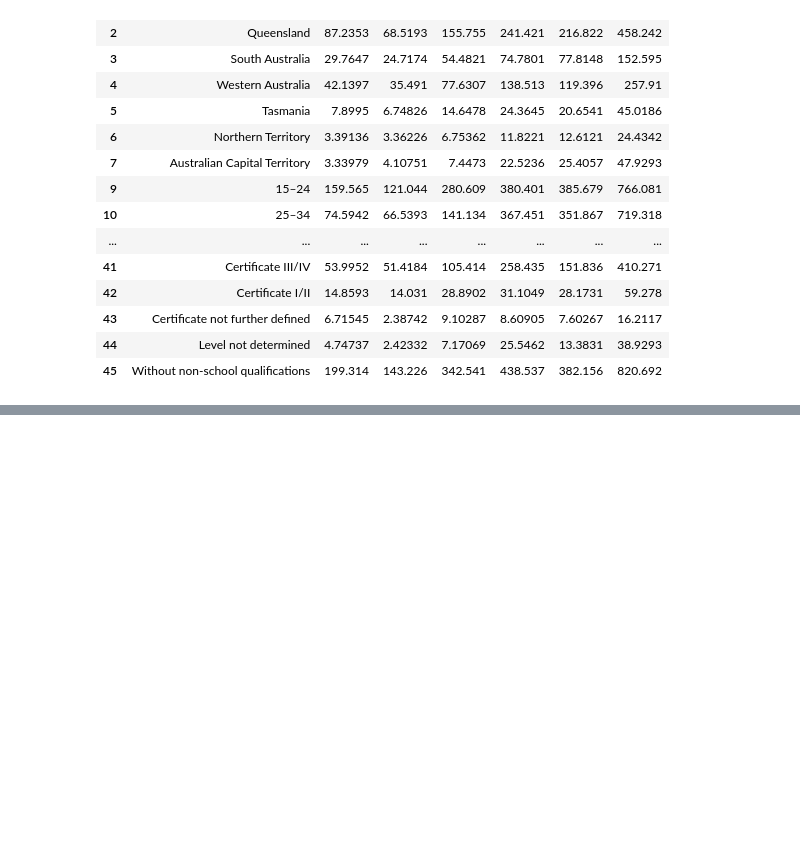
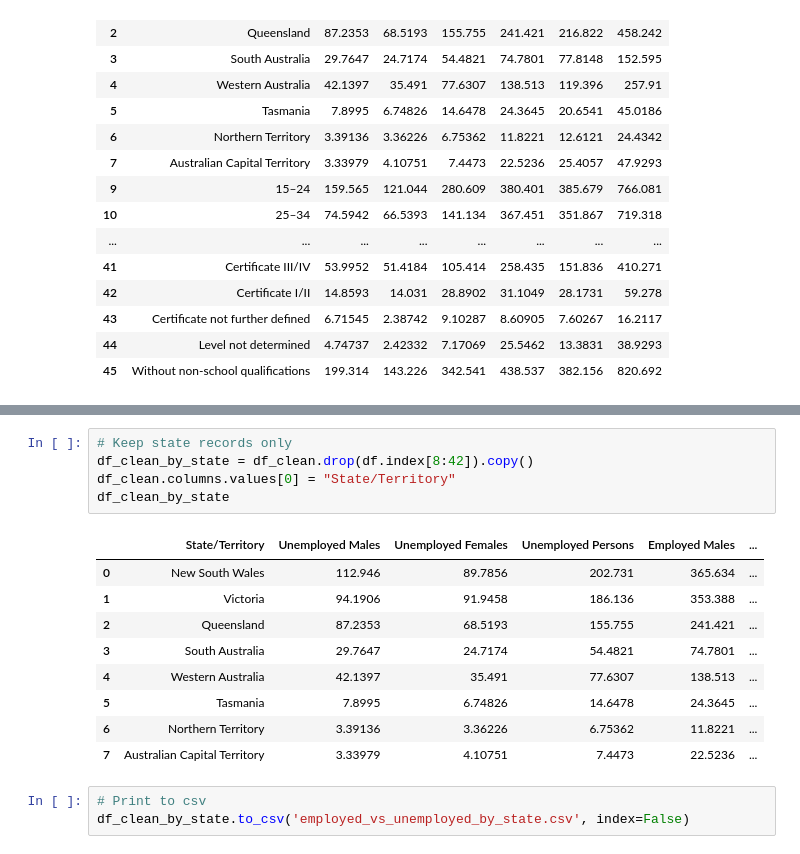
Before and after one commit to dianeyaneza/UWA-Data-Project-2-ETL-SkillsBridge, a Jupyter notebook: char_of_succesful_job_search.ipynb, the cells around one changed output, grey strips where cells are left out. Saved outputs shown, nothing was run; the diff lists cells and outputs as text; blank space fills up the shorter version.

```diff
--- a/char_of_succesful_job_search.ipynb
+++ b/char_of_succesful_job_search.ipynb
@@ -205,0 +228,18 @@ df_clean
+# %%
+# Keep state records only
+df_clean_by_state = df_clean.drop(df.index[8:42]).copy()
+df_clean.columns.values[0] = "State/Territory"
+df_clean_by_state
+# %% [output]
+|  | State/Territory | Unemployed Males | Unemployed Females | Unemployed Persons | Employed Males | ... |
+| 0 | New South Wales | 112.946 | 89.7856 | 202.731 | 365.634 | ... |
+| 1 | Victoria | 94.1906 | 91.9458 | 186.136 | 353.388 | ... |
+| 2 | Queensland | 87.2353 | 68.5193 | 155.755 | 241.421 | ... |
+| 3 | South Australia | 29.7647 | 24.7174 | 54.4821 | 74.7801 | ... |
+| 4 | Western Australia | 42.1397 | 35.491 | 77.6307 | 138.513 | ... |
+| 5 | Tasmania | 7.8995 | 6.74826 | 14.6478 | 24.3645 | ... |
+| 6 | Northern Territory | 3.39136 | 3.36226 | 6.75362 | 11.8221 | ... |
+| 7 | Australian Capital Territory | 3.33979 | 4.10751 | 7.4473 | 22.5236 | ... |
+# %%
+# Print to csv
+df_clean_by_state.to_csv('employed_vs_unemployed_by_state.csv', index=False)
```
Also changed, not shown: parts of 9 cells of this notebook, 6 other files.
